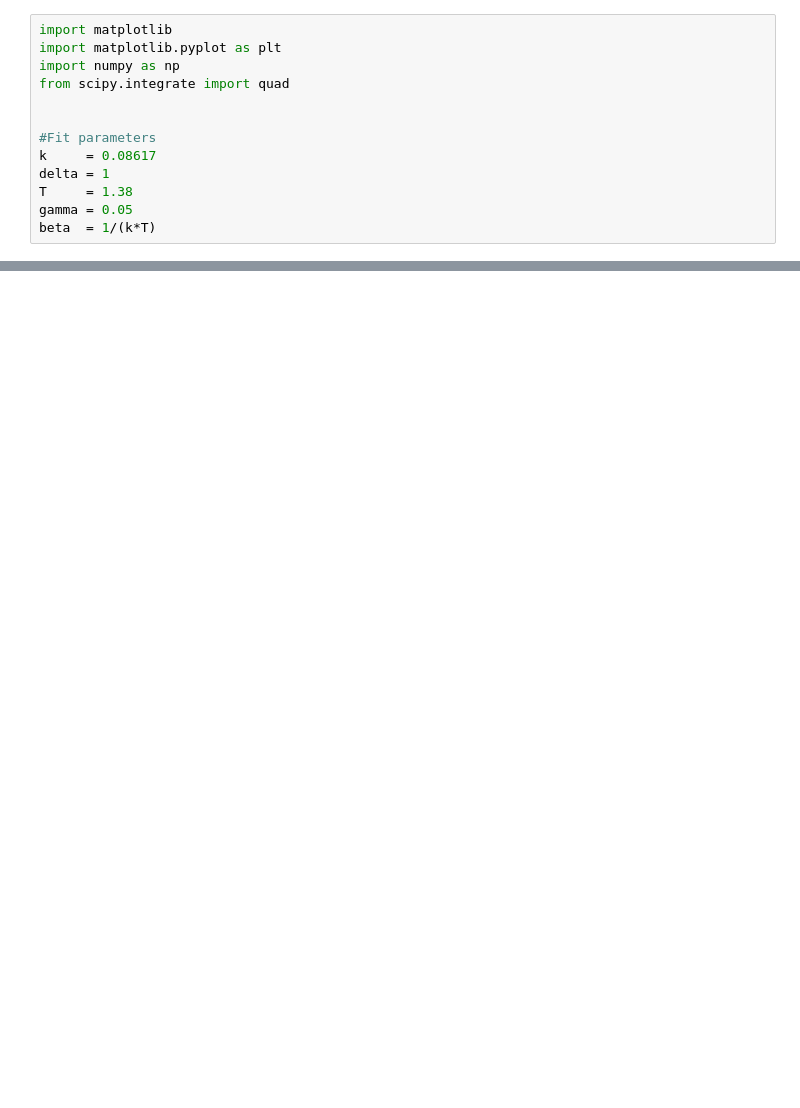
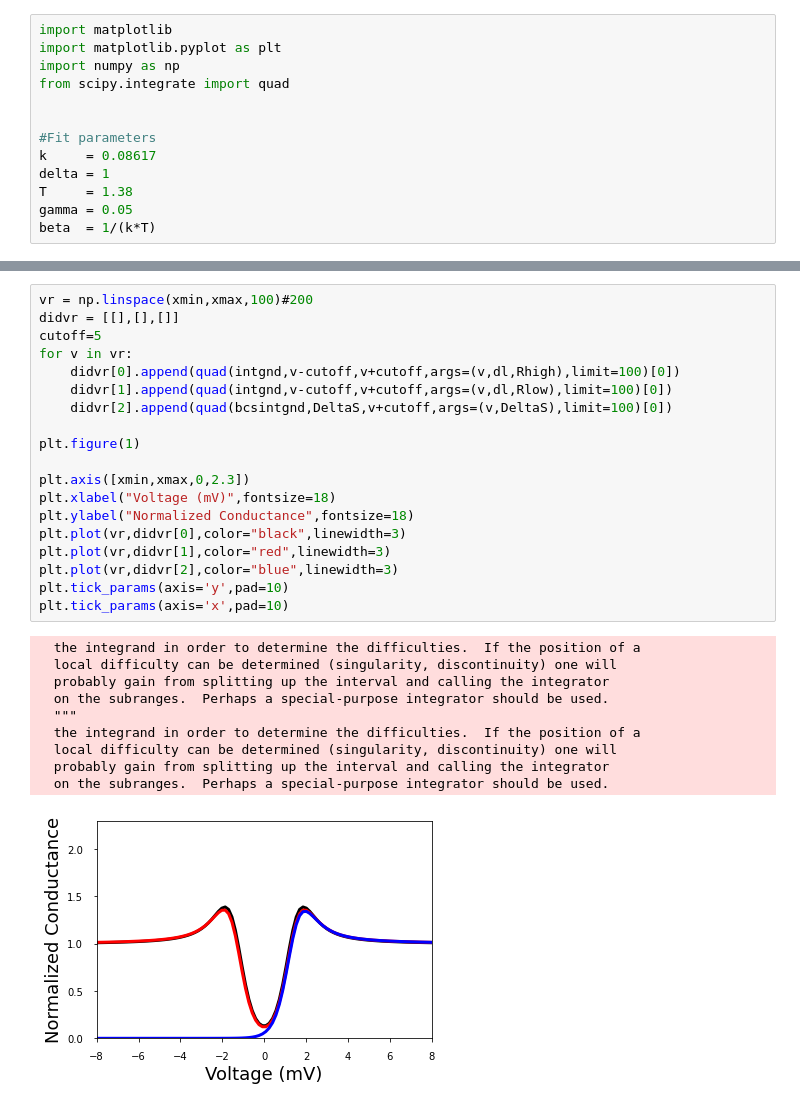
Before and after one commit to jasmineA20/Avocodo, a Jupyter notebook: SIS.ipynb, the cells around one changed output, grey strips where cells are left out. Saved outputs shown, nothing was run; the diff lists cells and outputs as text; blank space fills up the shorter version.

```diff
--- a/SIS.ipynb
+++ b/SIS.ipynb
@@ -52,0 +126,30 @@ plt.show()
+# %%
+vr = np.linspace(xmin,xmax,100)#200
+didvr = [[],[],[]]
+cutoff=5
+for v in vr:
+    didvr[0].append(quad(intgnd,v-cutoff,v+cutoff,args=(v,dl,Rhigh),limit=100)[0])
+    didvr[1].append(quad(intgnd,v-cutoff,v+cutoff,args=(v,dl,Rlow),limit=100)[0])
+    didvr[2].append(quad(bcsintgnd,DeltaS,v+cutoff,args=(v,DeltaS),limit=100)[0])
+
+plt.figure(1)
+
+plt.axis([xmin,xmax,0,2.3])
+plt.xlabel("Voltage (mV)",fontsize=18)
+plt.ylabel("Normalized Conductance",fontsize=18)
+plt.plot(vr,didvr[0],color="black",linewidth=3)
+plt.plot(vr,didvr[1],color="red",linewidth=3)
+plt.plot(vr,didvr[2],color="blue",linewidth=3)
+plt.tick_params(axis='y',pad=10)
+plt.tick_params(axis='x',pad=10)
+# %% [output]
+  the integrand in order to determine the difficulties.  If the position of a
+  local difficulty can be determined (singularity, discontinuity) one will
+  probably gain from splitting up the interval and calling the integrator
+  on the subranges.  Perhaps a special-purpose integrator should be used.
+  """
+  the integrand in order to determine the difficulties.  If the position of a
+  local difficulty can be determined (singularity, discontinuity) one will
+  probably gain from splitting up the interval and calling the integrator
+  on the subranges.  Perhaps a special-purpose integrator should be used.
+[figure, added]
```
Also changed, not shown: parts of 13 cells of this notebook.
